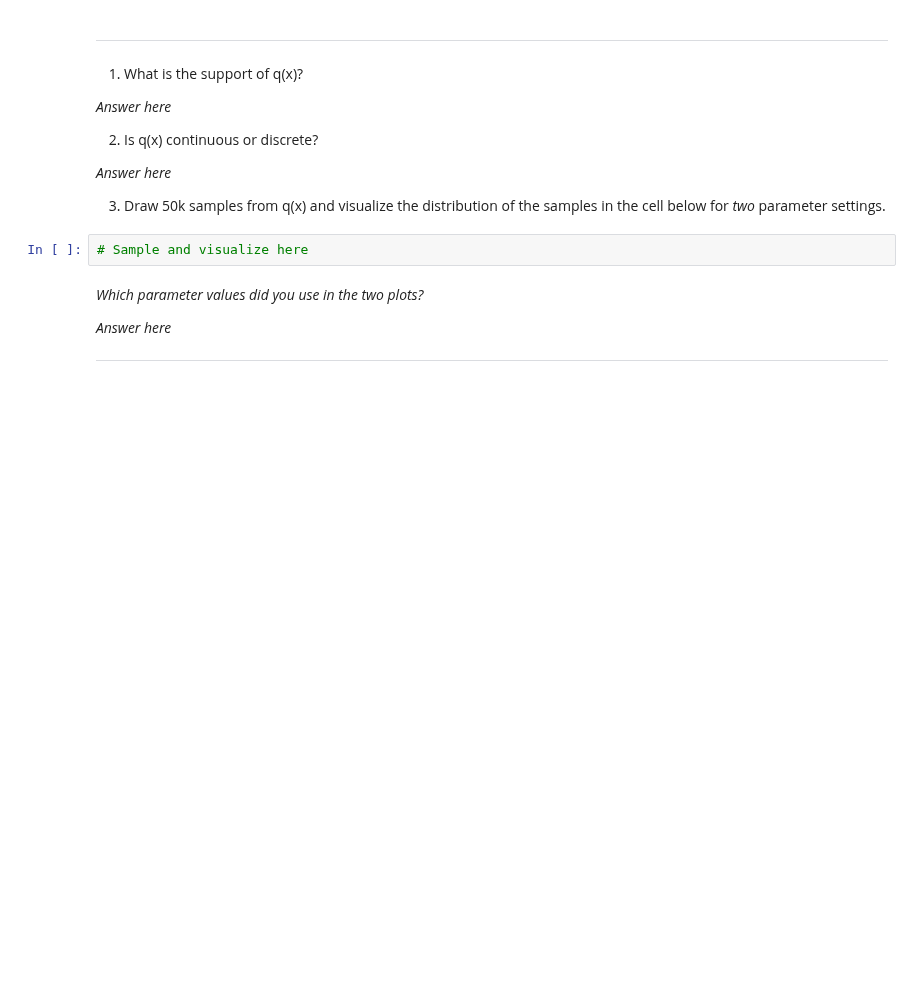
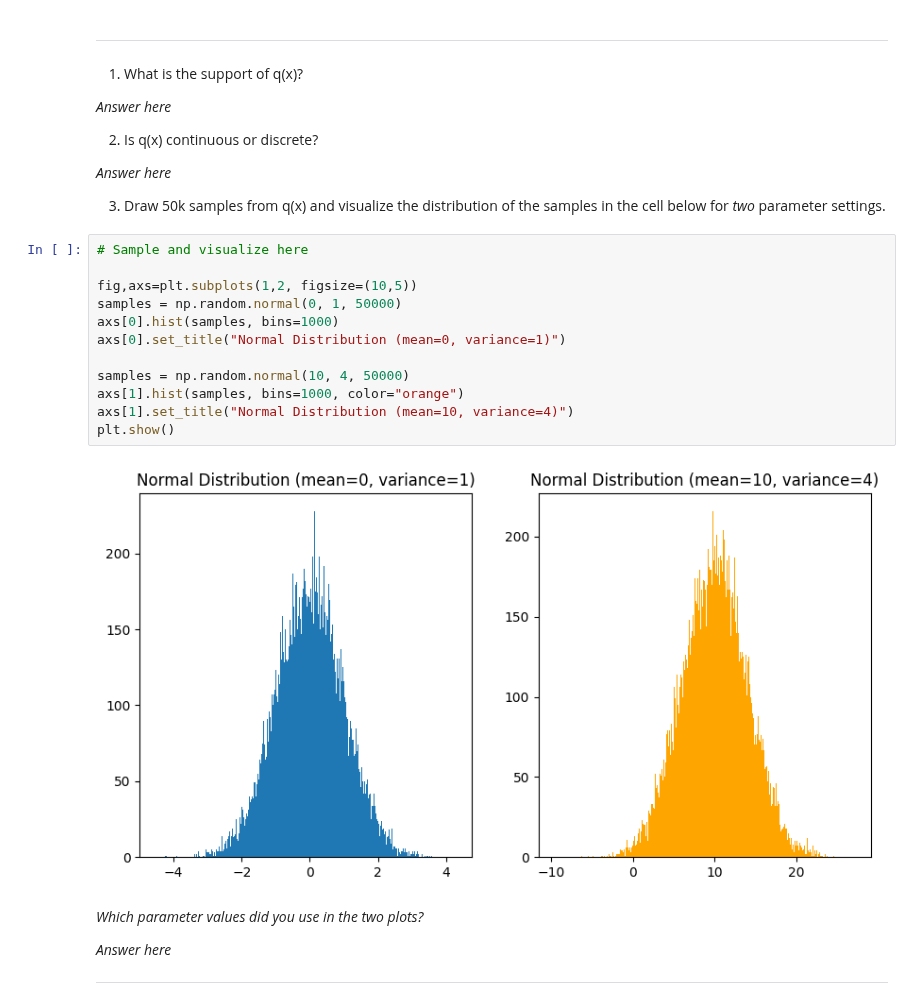
Before and after one commit to leonardodeclara/DD2447-Statistical-Methods-in-Applied-Computer-Science, a Jupyter notebook: Assignment_1/assignment1.ipynb, the cells around one changed output. Cells and saved outputs as stored; diff of their text form; blank space fills up the shorter version.

Commit message:
added gaussian plots

```diff
--- a/Assignment_1/assignment1.ipynb
+++ b/Assignment_1/assignment1.ipynb
@@ -47,8 +47,20 @@ $q(x) = \mathcal{N}(x|\mu, \sigma^2)$
 *Answer here*
 
 3. Draw 50k samples from q(x) and visualize the distribution of the samples in the cell below for *two* parameter settings.
-# %%
-# Sample and visualize here
+# %%
+# Sample and visualize here
+
+fig,axs=plt.subplots(1,2, figsize=(10,5))
+samples = np.random.normal(0, 1, 50000)
+axs[0].hist(samples, bins=1000)
+axs[0].set_title("Normal Distribution (mean=0, variance=1)")
+
+samples = np.random.normal(10, 4, 50000)
+axs[1].hist(samples, bins=1000, color="orange")
+axs[1].set_title("Normal Distribution (mean=10, variance=4)")
+plt.show()
+# %% [output]
+[figure, added]
 # %% [markdown]
 *Which parameter values did you use in the two plots?*
 
```
